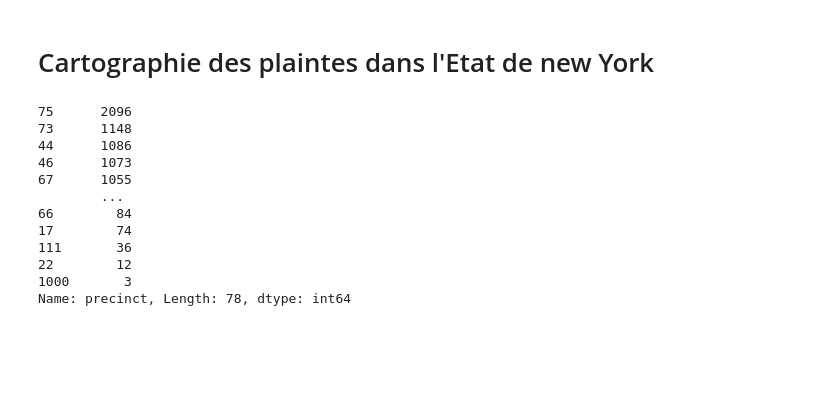
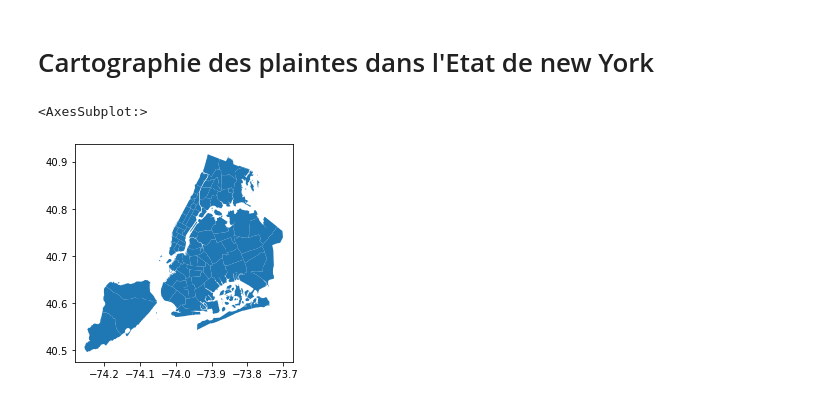
Before and after one commit to ndrettakis/Police-Misconduct-Stat-app, a Jupyter notebook: cartographie des plaintes dans l'Etat de NY .ipynb, the cells around one changed output. Saved outputs shown, nothing was run; the diff lists cells and outputs as text; code cells hidden in the pictures; blank space fills up the shorter version.

```diff
--- a/cartographie des plaintes dans l'Etat de NY .ipynb
+++ b/cartographie des plaintes dans l'Etat de NY .ipynb
@@ -6 +13,6 @@ import pandas as pd
+# %%
+precinct.plot()
+# %% [output]
+<AxesSubplot:>
+[figure, added]
 # %%
@@ -15,15 +22,0 @@ df=df[df['precinct']!=("1000"and )]
-# %%
-df['precinct'].value_counts()
-# %% [output]
-75      2096
-73      1148
-44      1086
-46      1073
-67      1055
-        ...
-66        84
-17        74
-111       36
-22        12
-1000       3
-Name: precinct, Length: 78, dtype: int64
```
Also changed, not shown: parts of 14 cells of this notebook.
